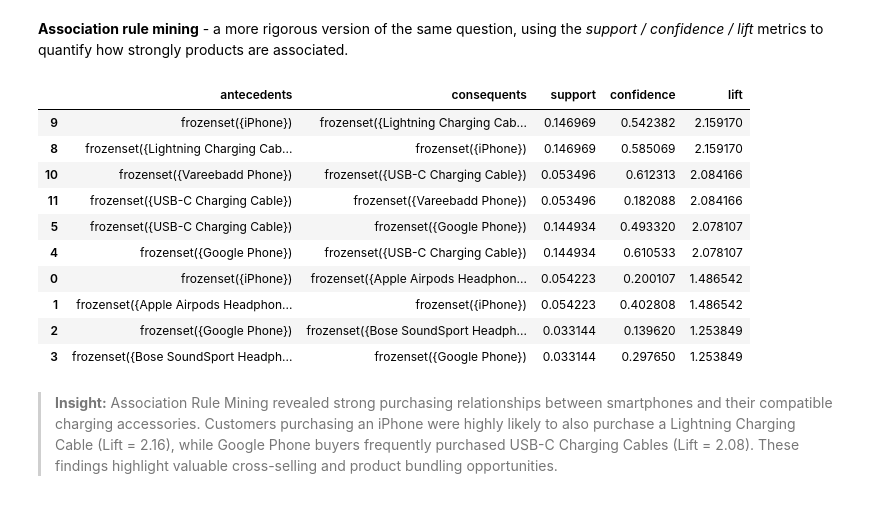
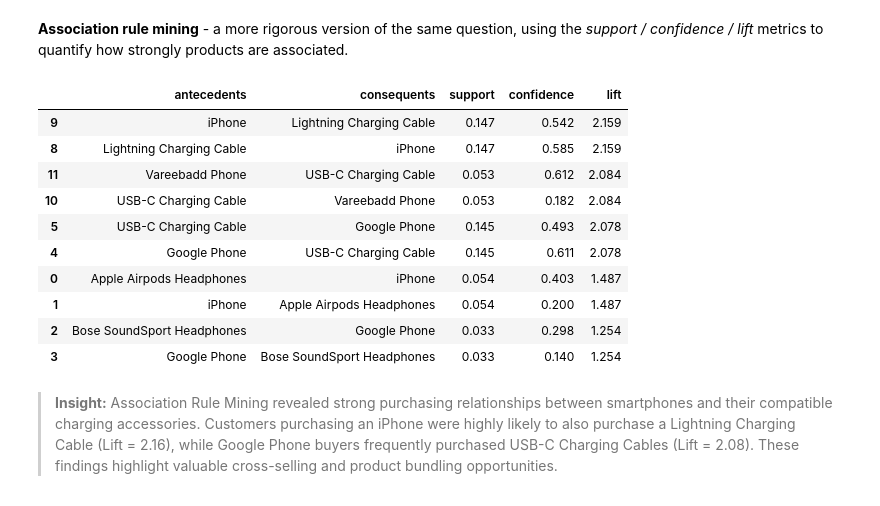
Before and after one commit to saba-rsl/retail-sales-market-basket-analysis, a Jupyter notebook: Sales_Analysis.ipynb, the cells around one changed output. Drawn from its saved outputs; the diff is of its cells as text; code cells hidden in the pictures.

```diff
--- a/Sales_Analysis.ipynb
+++ b/Sales_Analysis.ipynb
@@ -366,24 +366,32 @@ basket = (basket > 0).astype(int)
 # %%
 frequent_itemsets = apriori(basket, min_support=0.02, use_colnames=True)
 
 rules = association_rules(frequent_itemsets, metric='lift', min_threshold=1)
 
 # Keep only the columns relevant for interpretation
 rules = rules[['antecedents', 'consequents', 'support', 'confidence', 'lift']]
 
 rules.sort_values(by='lift', ascending=False).head(10)
+rules['antecedents'] = rules['antecedents'].apply(lambda x: ', '.join(x))
+rules['consequents'] = rules['consequents'].apply(lambda x: ', '.join(x))
+
+rules[['support', 'confidence', 'lift']] = (
+    rules[['support', 'confidence', 'lift']].round(3)
+)
+
+rules.sort_values('lift', ascending=False).head(10)
 # %% [output]
 |  | antecedents | consequents | support | confidence | lift |
-| 9 | frozenset({iPhone}) | frozenset({Lightning Charging Cab... | 0.146969 | 0.542382 | 2.159170 |
-| 8 | frozenset({Lightning Charging Cab... | frozenset({iPhone}) | 0.146969 | 0.585069 | 2.159170 |
-| 10 | frozenset({Vareebadd Phone}) | frozenset({USB-C Charging Cable}) | 0.053496 | 0.612313 | 2.084166 |
-| 11 | frozenset({USB-C Charging Cable}) | frozenset({Vareebadd Phone}) | 0.053496 | 0.182088 | 2.084166 |
-| 5 | frozenset({USB-C Charging Cable}) | frozenset({Google Phone}) | 0.144934 | 0.493320 | 2.078107 |
-| 4 | frozenset({Google Phone}) | frozenset({USB-C Charging Cable}) | 0.144934 | 0.610533 | 2.078107 |
-| 0 | frozenset({iPhone}) | frozenset({Apple Airpods Headphon... | 0.054223 | 0.200107 | 1.486542 |
-| 1 | frozenset({Apple Airpods Headphon... | frozenset({iPhone}) | 0.054223 | 0.402808 | 1.486542 |
-| 2 | frozenset({Google Phone}) | frozenset({Bose SoundSport Headph... | 0.033144 | 0.139620 | 1.253849 |
-| 3 | frozenset({Bose SoundSport Headph... | frozenset({Google Phone}) | 0.033144 | 0.297650 | 1.253849 |
+| 9 | iPhone | Lightning Charging Cable | 0.147 | 0.542 | 2.159 |
+| 8 | Lightning Charging Cable | iPhone | 0.147 | 0.585 | 2.159 |
+| 11 | Vareebadd Phone | USB-C Charging Cable | 0.053 | 0.612 | 2.084 |
+| 10 | USB-C Charging Cable | Vareebadd Phone | 0.053 | 0.182 | 2.084 |
+| 5 | USB-C Charging Cable | Google Phone | 0.145 | 0.493 | 2.078 |
+| 4 | Google Phone | USB-C Charging Cable | 0.145 | 0.611 | 2.078 |
+| 0 | Apple Airpods Headphones | iPhone | 0.054 | 0.403 | 1.487 |
+| 1 | iPhone | Apple Airpods Headphones | 0.054 | 0.200 | 1.487 |
+| 2 | Bose SoundSport Headphones | Google Phone | 0.033 | 0.298 | 1.254 |
+| 3 | Google Phone | Bose SoundSport Headphones | 0.033 | 0.140 | 1.254 |
 # %% [markdown]
 > **Insight:** Association Rule Mining revealed strong purchasing relationships between
 > smartphones and their compatible charging accessories. Customers purchasing an iPhone
```
Also changed, not shown: parts of 5 cells of this notebook, 1 other file.
